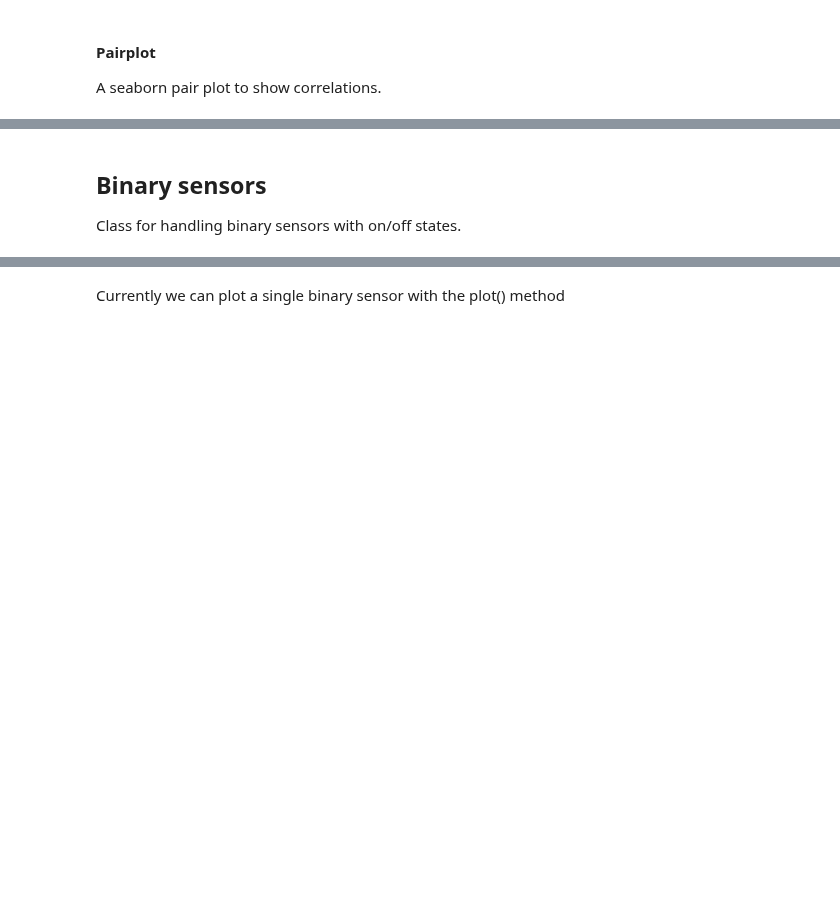
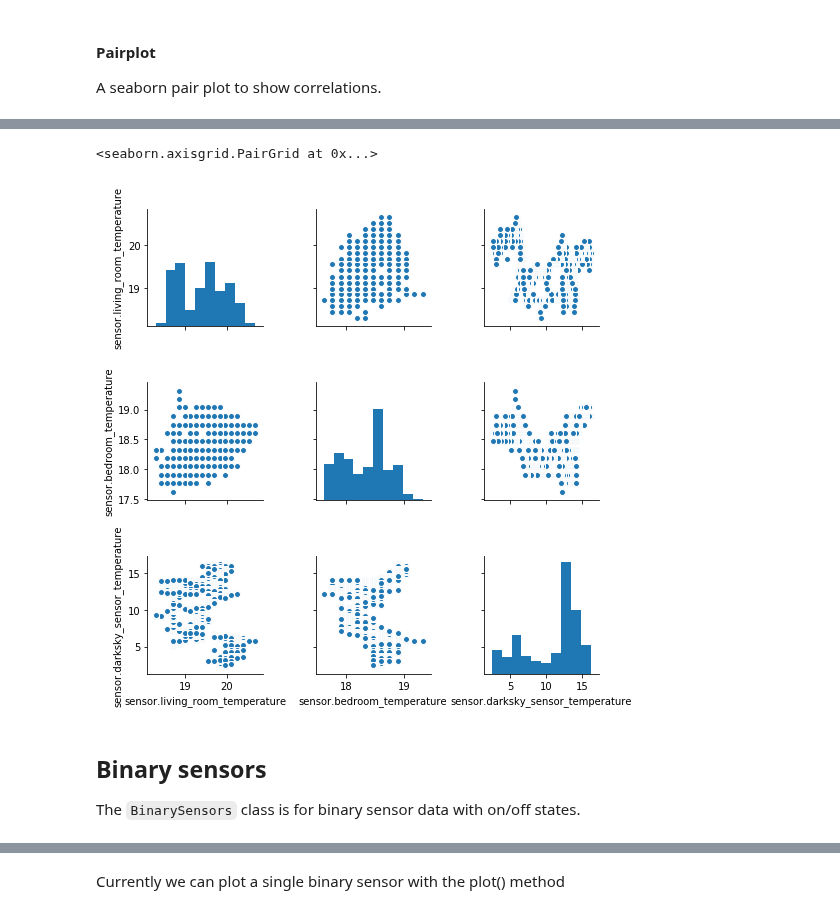
Before and after one commit to robmarkcole/HASS-data-detective, a Jupyter notebook: usage/Usage of detective.ipynb, the cells around one changed output, grey strips where cells are left out. Cells and saved outputs as stored; diff of their text form; code cells hidden in the pictures; blank space fills up the shorter version.

```diff
--- a/usage/Usage of detective.ipynb
+++ b/usage/Usage of detective.ipynb
@@ -211,4 +230,6 @@ sensors_num.plot(to_plot, 'sensor.mean_temperature')
 #### Pairplot
 A seaborn pair plot to show correlations.
 # %%
-sns.pairplot(sensors_num.data[to_plot]);
+%%time
+sns.pairplot(sensors_num_df.data[to_plot]);
+# %% [output]
@@ -215,4 +238,6 @@ sns.pairplot(sensors_num.data[to_plot]);
+<seaborn.axisgrid.PairGrid at 0x...>
+[figure, added]
 # %% [markdown]
 ## Binary sensors
-Class for handling binary sensors with on/off states.
+The `BinarySensors` class is for binary sensor data with on/off states.
 # %%
```
Also changed, not shown: parts of 35 cells of this notebook, 16 other files.
